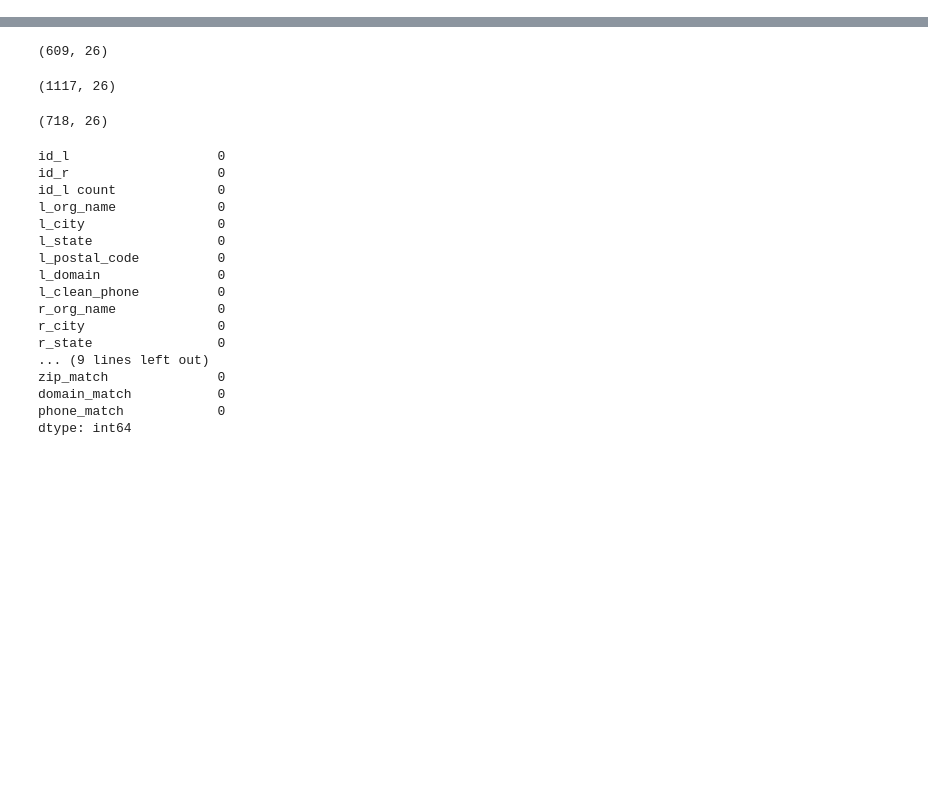
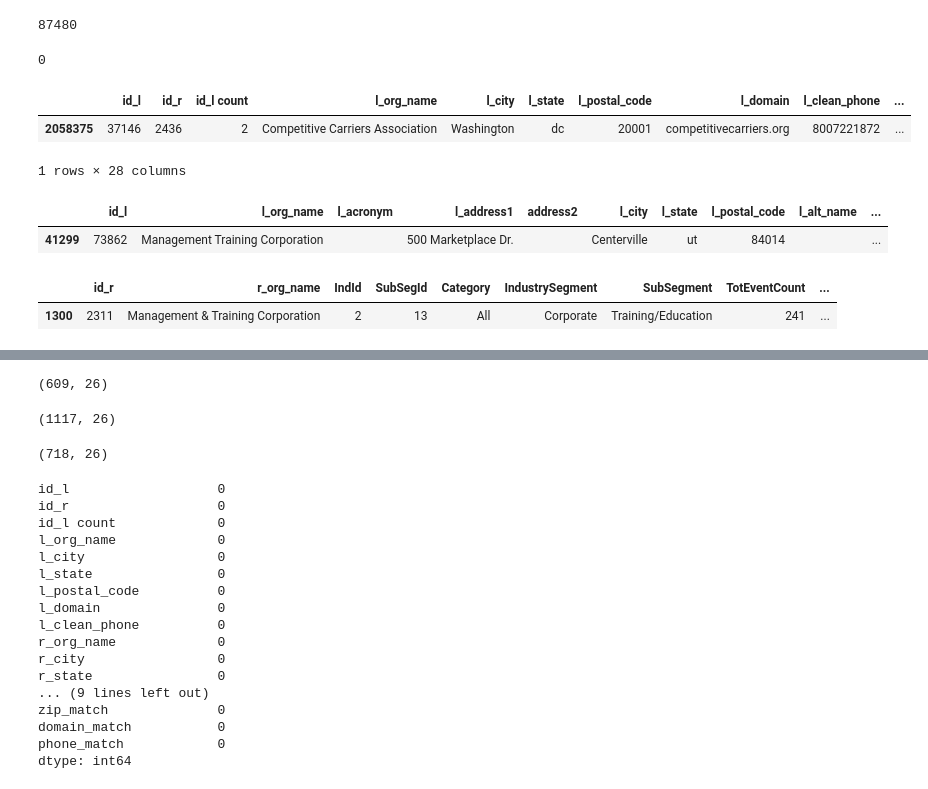
Before and after one commit to duncanjamesbell/data_matching, a Jupyter notebook: Org_Matcher_v3.0.ipynb, the cells around one changed output, grey strips where cells are left out. Drawn from its saved outputs; the diff is of its cells as text; code cells hidden in the pictures; blank space fills up the shorter version.

```diff
--- a/Org_Matcher_v3.0.ipynb
+++ b/Org_Matcher_v3.0.ipynb
@@ -656,3 +656,28 @@ org_matches.shape
+# %%
+training_data = pd.read_table('training_data3.txt')
+
+feature_cols = ['jaro_score',
+                'fuzz_partial_score',
+                'fuzz_sort_score',
+                'fuzz_set_score',
+                'uniq',
+                'state_match',
+                'zip_match',
+                'domain_match',
+                'phone_match']
+
+# define X and y
+X = training_data[feature_cols]
+y = training_data['is_match']
+
+# logistic regression
+log = LogisticRegression()
+log.fit(X, y)
+y_pred_class = log.predict(full_conc[feature_cols])
+y_pred_proba = log.predict_proba(full_conc[feature_cols])[:,1]
+
+full_conc['match_pred2'] = y_pred_class
+full_conc['pred_proba2'] = y_pred_proba
 # %%
 org_matches.to_csv('knowland_cupola_matches.csv')
 # %%
@@ -666,0 +689,8 @@ right_df.to_csv('knowland_cleaned.csv')
+# %%
+tokens_id_dct['cair']
+# %% [output]
+87480
+# %%
+tokens_dct['corporation']
+# %% [output]
+0
@@ -666,0 +715,16 @@ right_df.to_csv('knowland_cleaned.csv')
+# %%
+full_conc[(full_conc.id_l == '37146') & (full_conc.id_r == '2436')]
+# %% [output]
+|  | id_l | id_r | id_l count | l_org_name | l_city | l_state | l_postal_code | l_domain | l_clean_phone | ... |
+| 2058375 | 37146 | 2436 | 2 | Competitive Carriers Association | Washington | dc | 20001 | competitivecarriers.org | 8007221872 | ... |
+1 rows × 28 columns
+# %%
+left_df[left_df.id_l == 73862]
+# %% [output]
+|  | id_l | l_org_name | l_acronym | l_address1 | address2 | l_city | l_state | l_postal_code | l_alt_name | ... |
+| 41299 | 73862 | Management Training Corporation |  | 500 Marketplace Dr. |  | Centerville | ut | 84014 |  | ... |
+# %%
+right_df[right_df.id_r == 2311]
+# %% [output]
+|  | id_r | r_org_name | IndId | SubSegId | Category | IndustrySegment | SubSegment | TotEventCount | ... |
+| 1300 | 2311 | Management & Training Corporation | 2 | 13 | All | Corporate | Training/Education | 241 | ... |
```
Also changed, not shown: parts of 15 cells of this notebook, 1 other file.
